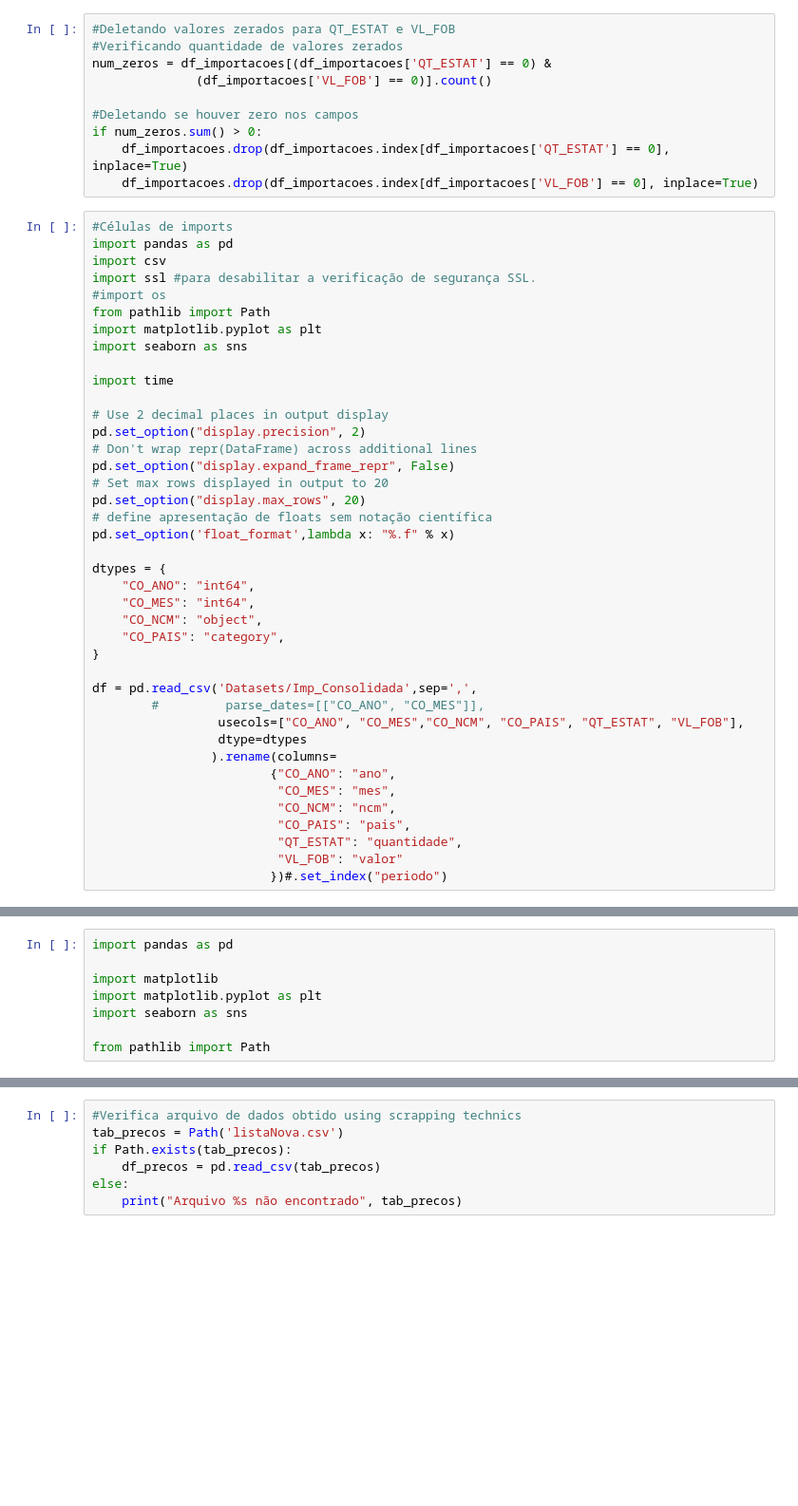
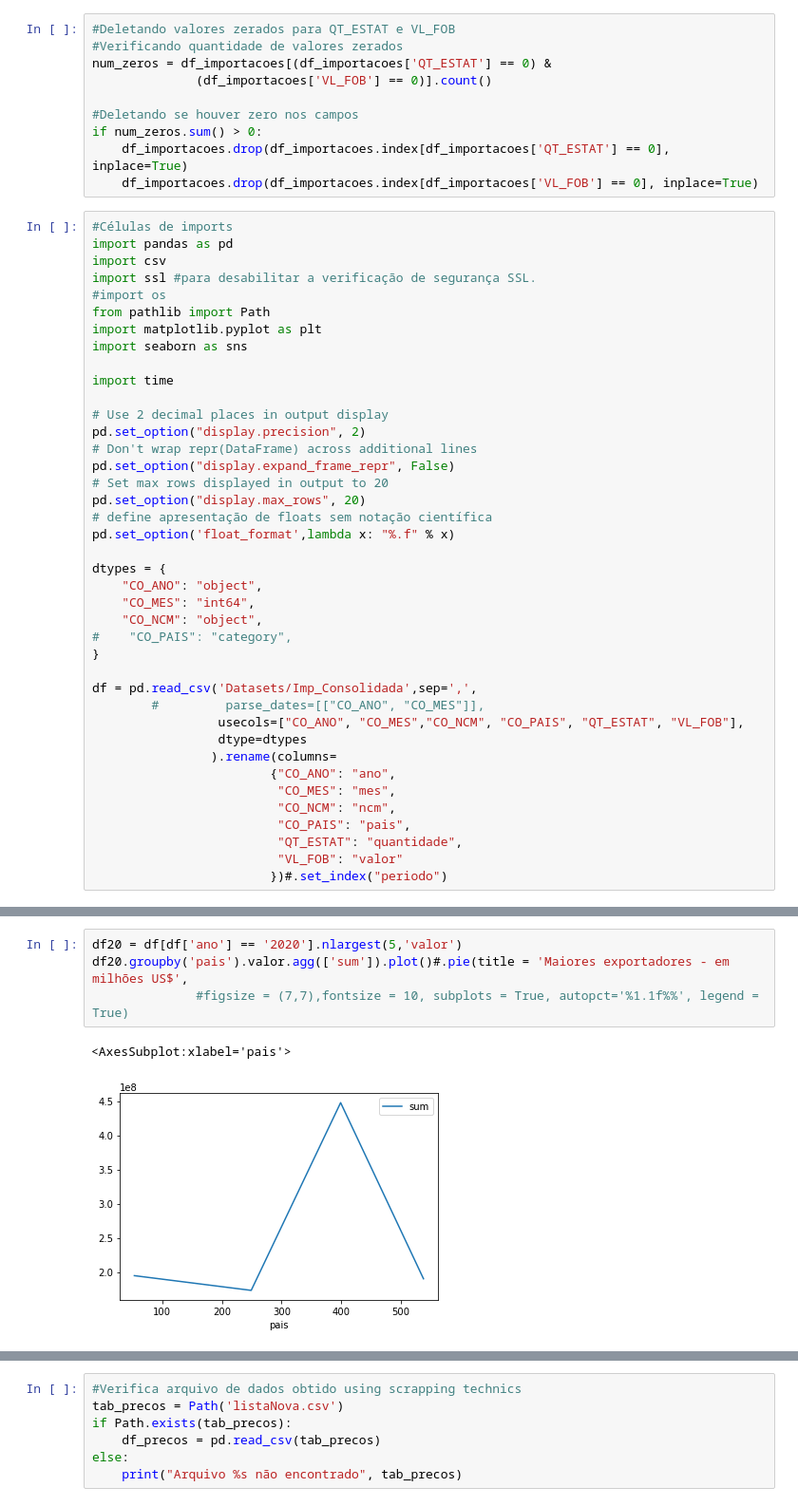
Before and after one commit to jrobertolima/projetoTCC, a Jupyter notebook: ProjetoTCC-Compara.ipynb, the cells around one changed output, grey strips where cells are left out. Shown: that part at 95% size. Drawn from its saved outputs; the diff is of its cells as text; blank space fills up the shorter version.

```diff
--- a/ProjetoTCC-Compara.ipynb
+++ b/ProjetoTCC-Compara.ipynb
@@ -592,10 +561,10 @@ pd.set_option("display.max_rows", 20)
 pd.set_option('float_format',lambda x: "%.f" % x)
 
 dtypes = {
-    "CO_ANO": "int64",
+    "CO_ANO": "object",
     "CO_MES": "int64",
     "CO_NCM": "object",
-    "CO_PAIS": "category",
+#    "CO_PAIS": "category",
 }
 
 df = pd.read_csv('Datasets/Imp_Consolidada',sep=',',
@@ -717,8 +613,7 @@ df_importacoes.info()
-# %%
-import pandas as pd
-
-import matplotlib
-import matplotlib.pyplot as plt
-import seaborn as sns
-
-from pathlib import Path
+# %%
+df20 = df[df['ano'] == '2020'].nlargest(5,'valor')
+df20.groupby('pais').valor.agg(['sum']).plot()#.pie(title = 'Maiores exportadores - em milhões US$',
+              #figsize = (7,7),fontsize = 10, subplots = True, autopct='%1.1f%%', legend = True)
+# %% [output]
+<AxesSubplot:xlabel='pais'>
+[figure, added]
```
Also changed, not shown: parts of 16 cells of this notebook.
